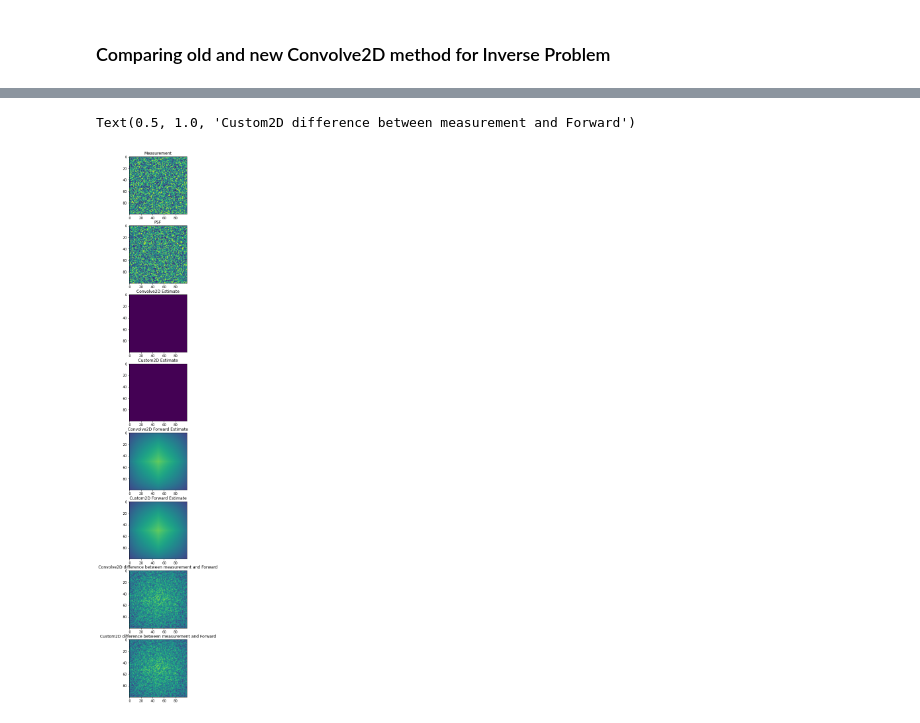
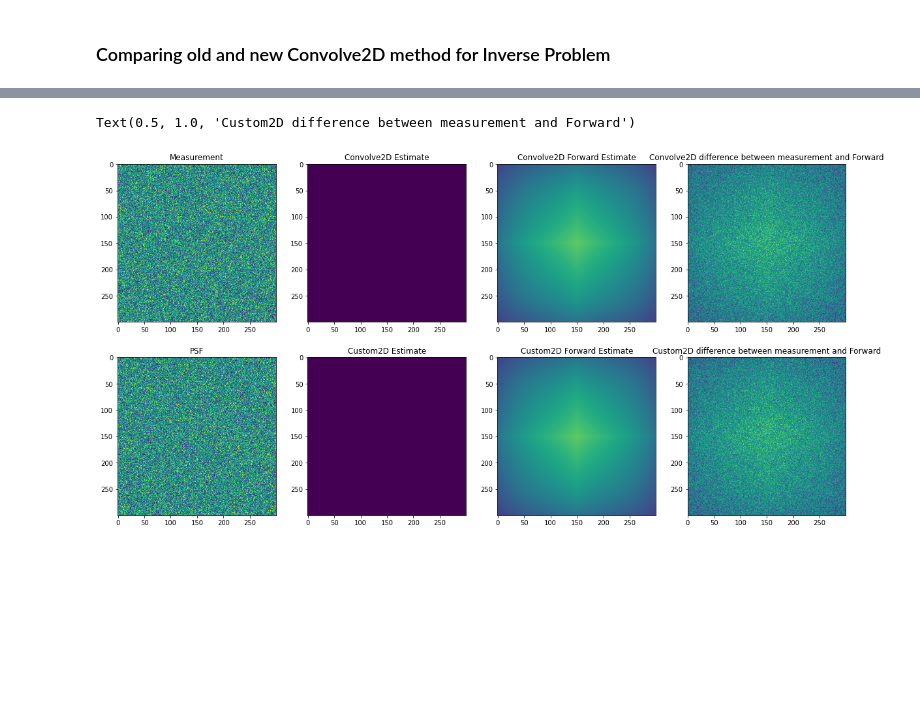
Before and after one commit to alec-flowers/DiffuserCam, a Jupyter notebook: custom_convolve2d.ipynb, the cells around one changed output, grey strips where cells are left out. Saved outputs shown, nothing was run; the diff lists cells and outputs as text; code cells hidden in the pictures; blank space fills up the shorter version.

Commit message:
Little optis on custom convolve2D

```diff
--- a/custom_convolve2d.ipynb
+++ b/custom_convolve2d.ipynb
@@ -21,8 +24,9 @@ from scripts.functionals import DCT2, HuberNorm, OptiConvolve2D
 # - dtype can be np.float32 or np.float64 if you want to see the impact on
 #   the precision with the original technique
 
-shape = (90, 160, 3)
+shape = (9, 16, 3)
 dtype = np.float64
+offset_padding_factor = None
 
 # =====================================================================
 
@@ -83,8 +87,8 @@ Custom2D vs Convolve2D corr mean difference:  6.557493642739481e-13
 # %% [markdown]
 ### Comparing old and new Convolve2D method for Inverse Problem
 # %%
-shape = (100, 100, 1)
-dtype = np.float64
+shape = (300, 300, 1)
+dtype = np.float32
 
 
 shape2d = shape[0:2]
@@ -94,12 +98,13 @@ psf = np.random.rand(*shape).astype(dtype)
 def custom2d(y, psf, niter=10):
     Hop = OptiConvolve2D(psf)
     Hop.compute_lipschitz_cst(tol=5e-1)
+    # Hop.compute_lipschitz_cst()
     lambda_ = 0.1
     l22_loss = (1 / 2) * SquaredL2Loss(dim=Hop.shape[0], data=y.flatten())
     F = l22_loss * Hop + lambda_ * SquaredL2Norm(dim=Hop.shape[0])
 
     apgd = APGD(dim=Hop.shape[1], F=F, acceleration='CD', verbose=None,
-                min_iter=1, max_iter=niter, accuracy_threshold=0.0001)
+                min_iter=1, max_iter=niter)
 
     estimate, _, _ = apgd.iterate()
     estimate = estimate['iterand'].reshape(y.shape)
@@ -117,7 +122,7 @@ def conv2d(y, psf, niter=10):
         F = l22_loss * Hop + lambda_ * SquaredL2Norm(dim=Hop.shape[0])
 
         apgd = APGD(dim=Hop.shape[1], F=F, acceleration='CD', verbose=None,
-                    min_iter=1, max_iter=niter, accuracy_threshold=0.0001)
+                    min_iter=1, max_iter=niter)
 
         estimate, _, _ = apgd.iterate()
         estimate = estimate['iterand'].reshape(yi_shape)
@@ -137,21 +142,21 @@ for _ in range(10):
     conv2d_elapsed = time.time() - start_time
     print("Convolve2D time:", conv2d_elapsed)
 
-_, axs = plt.subplots(8, 1, figsize=(10, 30))
-axs[0].imshow(y, vmin=0, vmax=1)
-axs[0].set_title("Measurement")
-axs[1].imshow(psf, vmin=0, vmax=1)
-axs[1].set_title("PSF")
-axs[2].imshow(conv2d_esti, vmin=0, vmax=1)
-axs[2].set_title("Convolve2D Estimate")
-axs[3].imshow(custom2d_esti, vmin=0, vmax=1)
-axs[3].set_title("Custom2D Estimate")
-axs[4].imshow(conv2d_foresti, vmin=0, vmax=1)
-axs[4].set_title("Convolve2D Forward Estimate")
-axs[5].imshow(custom2d_foresti, vmin=0, vmax=1)
-axs[5].set_title("Custom2D Forward Estimate")
-axs[6].imshow(conv2d_foresti - y, vmin=-1, vmax=1)
-axs[6].set_title("Convolve2D difference between measurement and Forward")
-axs[7].imshow(custom2d_foresti - y, vmin=-1, vmax=1)
-axs[7].set_title("Custom2D difference between measurement and Forward")
+_, axs = plt.subplots(2, 4, figsize=(20, 10))
+axs[0][0].imshow(y, vmin=0, vmax=1)
+axs[0][0].set_title("Measurement")
+axs[1][0].imshow(psf, vmin=0, vmax=1)
+axs[1][0].set_title("PSF")
+axs[0][1].imshow(conv2d_esti, vmin=0, vmax=1)
+axs[0][1].set_title("Convolve2D Estimate")
+axs[1][1].imshow(custom2d_esti, vmin=0, vmax=1)
+axs[1][1].set_title("Custom2D Estimate")
+axs[0][2].imshow(conv2d_foresti, vmin=0, vmax=1)
+axs[0][2].set_title("Convolve2D Forward Estimate")
+axs[1][2].imshow(custom2d_foresti, vmin=0, vmax=1)
+axs[1][2].set_title("Custom2D Forward Estimate")
+axs[0][3].imshow(conv2d_foresti - y, vmin=-1, vmax=1)
+axs[0][3].set_title("Convolve2D difference between measurement and Forward")
+axs[1][3].imshow(custom2d_foresti - y, vmin=-1, vmax=1)
+axs[1][3].set_title("Custom2D difference between measurement and Forward")
 # %% [output]
@@ -178,2 +183,2 @@ Convolve2D time: 0.3091714382171631
 Text(0.5, 1.0, 'Custom2D difference between measurement and Forward')
-[figure, old version]
+[figure, new version]
```
Also changed, not shown: parts of 4 cells of this notebook, 1 other file.
